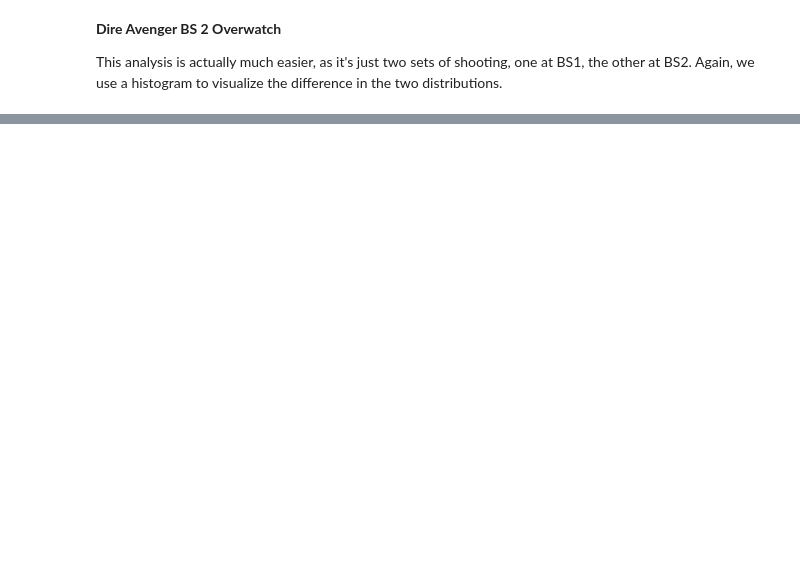
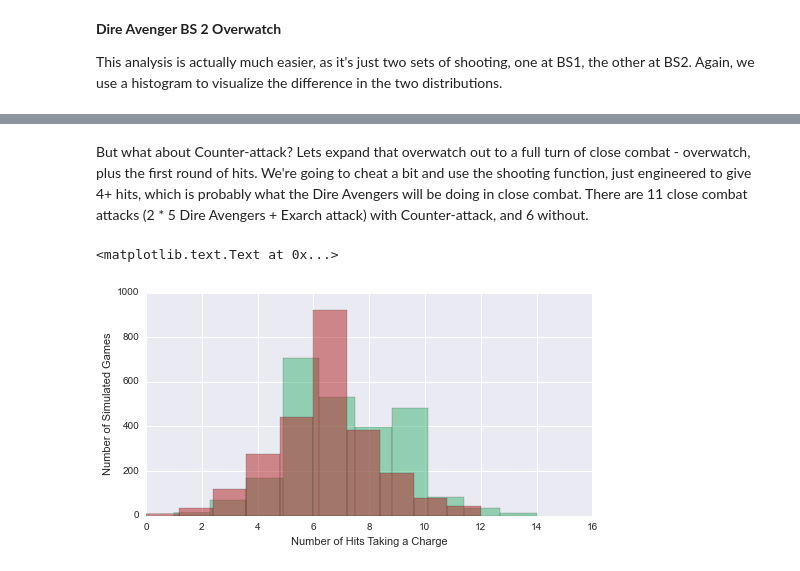
Before and after one commit to elofgren/VarianceHammer, a Jupyter notebook: Examples/EldarCodexReview.ipynb, the cells around one changed output, grey strips where cells are left out. Saved outputs shown, nothing was run; the diff lists cells and outputs as text; code cells hidden in the pictures; blank space fills up the shorter version.

Commit message:
Dire Avengers in CC
Which one to take?

```diff
--- a/Examples/EldarCodexReview.ipynb
+++ b/Examples/EldarCodexReview.ipynb
@@ -136,0 +137,26 @@ plt.ylabel("Number of Simulated Games")
+# %% [markdown]
+But what about Counter-attack? Lets expand that overwatch out to a full turn of close combat - overwatch, plus the first round of hits. We're going to cheat a bit and use the shooting function, just engineered to give 4+ hits, which is probably what the Dire Avengers will be doing in close combat. There are 11 close combat attacks (2 * 5 Dire Avengers + Exarch attack) with Counter-attack, and 6 without.
+# %%
+avengercc = np.empty([runs,2])
+def daccBS1():
+    overwatch = Shooting(1,10,'N')[1]
+    closecombat = Shooting(3,11,'N')[1]
+    total = overwatch + closecombat
+    return total
+def daccBS2():
+    overwatch = Shooting(2,10,'N')[1]
+    closecombat = Shooting(3,6,'N')[1]
+    total = overwatch + closecombat
+    return total
+
+for n in range(runs):
+    avengercc[n][0] = daccBS1()
+    avengercc[n][1] = daccBS2()
+# %%
+plt.hist(avengercc[:,0],bins=10,alpha=0.50,color="MediumSeaGreen")
+plt.hist(avengercc[:,1],bins=10,alpha=0.50,color="FireBrick")
+plt.xlabel("Number of Hits Taking a Charge")
+plt.ylabel("Number of Simulated Games")
+# %% [output]
+<matplotlib.text.Text at 0x...>
+[figure, added]
```
Also changed, not shown: parts of 3 cells of this notebook.
